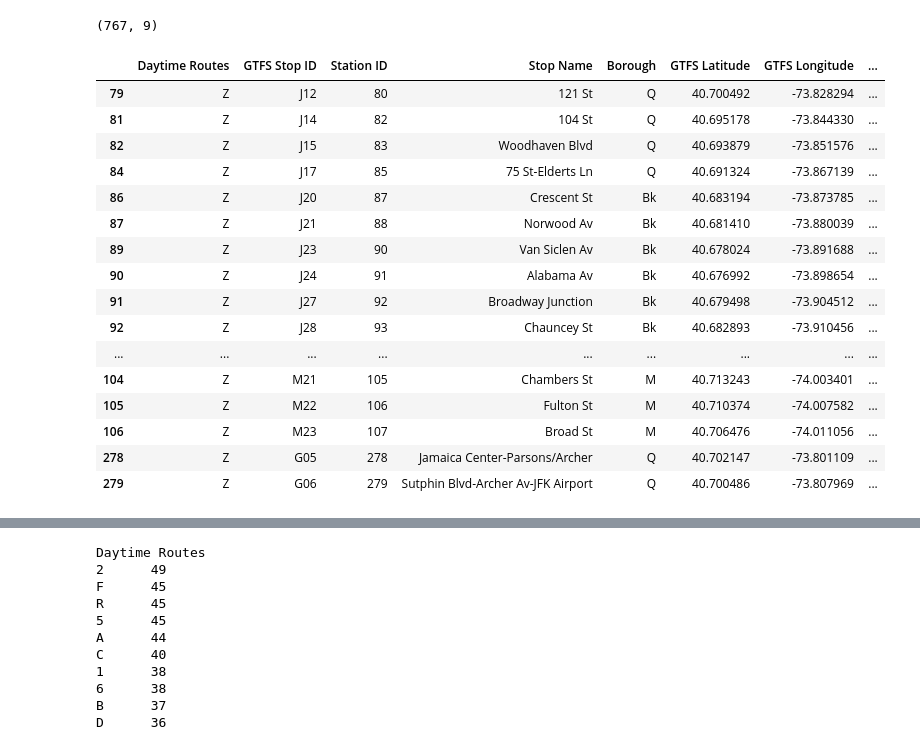
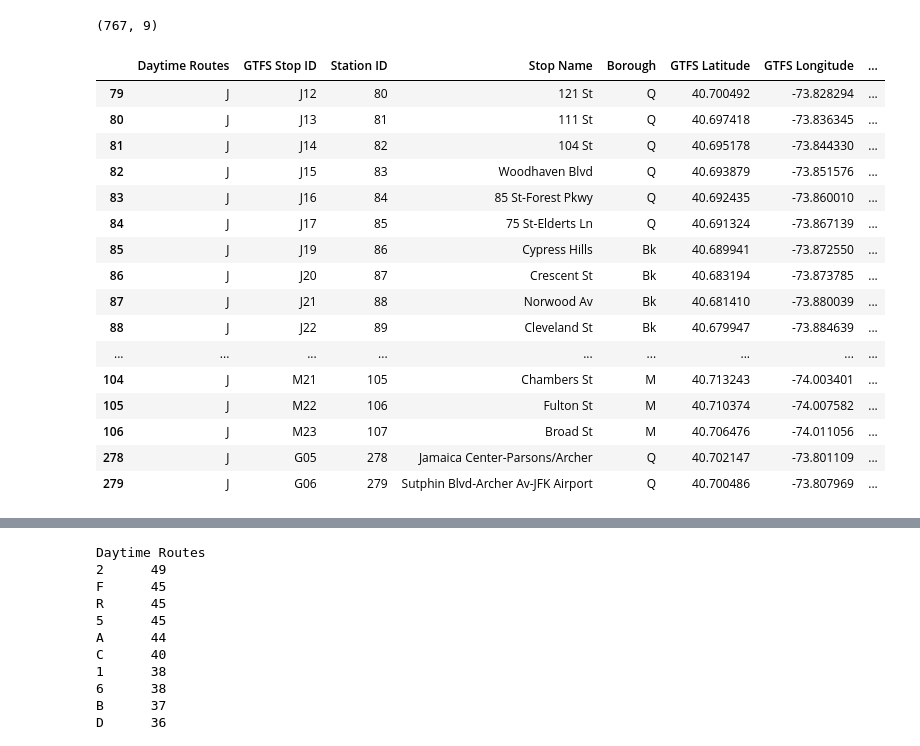
Before and after one commit to tali0n-git/NYC_Public_Schools_Analysis, a Jupyter notebook: MTA_Data_Analysis_Notebooks/MTA_Subway_Groupings.ipynb, the cells around one changed output, grey strips where cells are left out. Cells and saved outputs as stored; diff of their text form; code cells hidden in the pictures.

Commit message:
Showed clearer separation of J and Z stations' data, for a quick sanity check.

```diff
--- a/MTA_Data_Analysis_Notebooks/MTA_Subway_Groupings.ipynb
+++ b/MTA_Data_Analysis_Notebooks/MTA_Subway_Groupings.ipynb
@@ -56,22 +76,22 @@ stations_expanded.shape
 # %% [output]
 (767, 9)
 # %%
-stations_expanded[stations_expanded['Daytime Routes'] == 'Z']
+stations_expanded[stations_expanded['Daytime Routes'] == 'J']
 # %% [output]
 |  | Daytime Routes | GTFS Stop ID | Station ID | Stop Name | Borough | GTFS Latitude | GTFS Longitude | ... |
-| 79 | Z | J12 | 80 | 121 St | Q | 40.700492 | -73.828294 | ... |
-| 81 | Z | J14 | 82 | 104 St | Q | 40.695178 | -73.844330 | ... |
-| 82 | Z | J15 | 83 | Woodhaven Blvd | Q | 40.693879 | -73.851576 | ... |
-| 84 | Z | J17 | 85 | 75 St-Elderts Ln | Q | 40.691324 | -73.867139 | ... |
-| 86 | Z | J20 | 87 | Crescent St | Bk | 40.683194 | -73.873785 | ... |
-| 87 | Z | J21 | 88 | Norwood Av | Bk | 40.681410 | -73.880039 | ... |
-| 89 | Z | J23 | 90 | Van Siclen Av | Bk | 40.678024 | -73.891688 | ... |
-| 90 | Z | J24 | 91 | Alabama Av | Bk | 40.676992 | -73.898654 | ... |
-| 91 | Z | J27 | 92 | Broadway Junction | Bk | 40.679498 | -73.904512 | ... |
-| 92 | Z | J28 | 93 | Chauncey St | Bk | 40.682893 | -73.910456 | ... |
+| 79 | J | J12 | 80 | 121 St | Q | 40.700492 | -73.828294 | ... |
+| 80 | J | J13 | 81 | 111 St | Q | 40.697418 | -73.836345 | ... |
+| 81 | J | J14 | 82 | 104 St | Q | 40.695178 | -73.844330 | ... |
+| 82 | J | J15 | 83 | Woodhaven Blvd | Q | 40.693879 | -73.851576 | ... |
+| 83 | J | J16 | 84 | 85 St-Forest Pkwy | Q | 40.692435 | -73.860010 | ... |
+| 84 | J | J17 | 85 | 75 St-Elderts Ln | Q | 40.691324 | -73.867139 | ... |
+| 85 | J | J19 | 86 | Cypress Hills | Bk | 40.689941 | -73.872550 | ... |
+| 86 | J | J20 | 87 | Crescent St | Bk | 40.683194 | -73.873785 | ... |
+| 87 | J | J21 | 88 | Norwood Av | Bk | 40.681410 | -73.880039 | ... |
+| 88 | J | J22 | 89 | Cleveland St | Bk | 40.679947 | -73.884639 | ... |
 | ... | ... | ... | ... | ... | ... | ... | ... | ... |
-| 104 | Z | M21 | 105 | Chambers St | M | 40.713243 | -74.003401 | ... |
-| 105 | Z | M22 | 106 | Fulton St | M | 40.710374 | -74.007582 | ... |
-| 106 | Z | M23 | 107 | Broad St | M | 40.706476 | -74.011056 | ... |
-| 278 | Z | G05 | 278 | Jamaica Center-Parsons/Archer | Q | 40.702147 | -73.801109 | ... |
-| 279 | Z | G06 | 279 | Sutphin Blvd-Archer Av-JFK Airport | Q | 40.700486 | -73.807969 | ... |
+| 104 | J | M21 | 105 | Chambers St | M | 40.713243 | -74.003401 | ... |
+| 105 | J | M22 | 106 | Fulton St | M | 40.710374 | -74.007582 | ... |
+| 106 | J | M23 | 107 | Broad St | M | 40.706476 | -74.011056 | ... |
+| 278 | J | G05 | 278 | Jamaica Center-Parsons/Archer | Q | 40.702147 | -73.801109 | ... |
+| 279 | J | G06 | 279 | Sutphin Blvd-Archer Av-JFK Airport | Q | 40.700486 | -73.807969 | ... |
```
Also changed, not shown: parts of 3 cells of this notebook.
